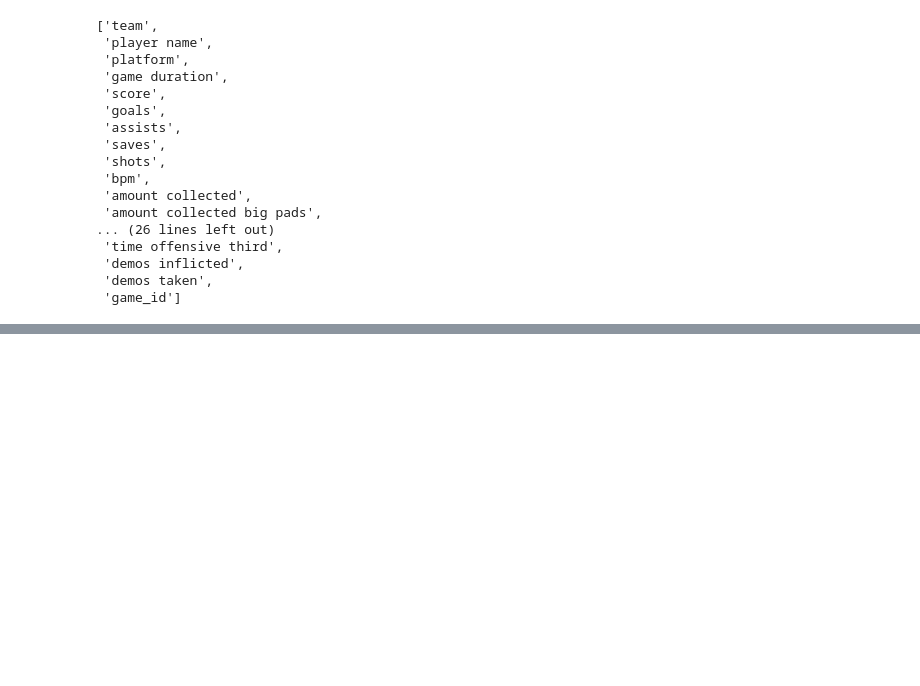
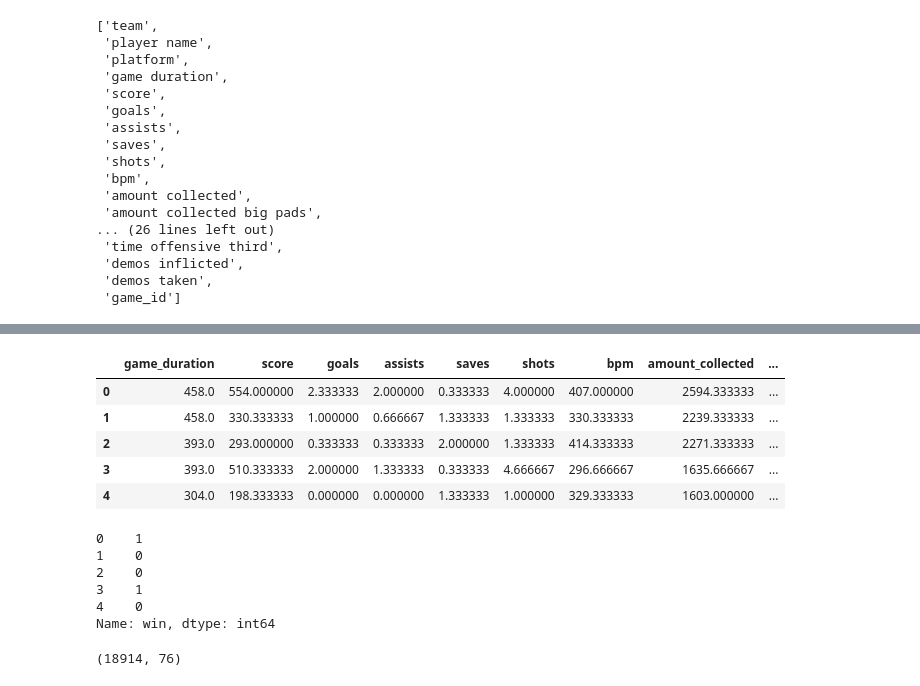
Before and after one commit to max-farver/Rocket-League-Analysis, a Jupyter notebook: cleaning_champ_data.ipynb, the cells around one changed output, grey strips where cells are left out. Cells and saved outputs as stored; diff of their text form; code cells hidden in the pictures; blank space fills up the shorter version.

Commit message:
Finished initial cleaning and started modeling.

```diff
--- a/cleaning_champ_data.ipynb
+++ b/cleaning_champ_data.ipynb
@@ -3,7 +3,6 @@ import os
 import pandas as pd
 import numpy as np
 import seaborn as sns; sns.set()
-import matplotlib.pyplot as plt
+import matplotlib.pyplot
 
-df = pd.read_csv('Data/Champ/champ.csv')
-df.describe()
+pd.options.display.max_columns = None
@@ -112,9 +149,7 @@ df_stat.head(6)
 # %%
-# add win column
+# Create a column signifying a WIN
 
-df_stat['game_goal_avg'] = df_stat['goals'].groupby(df_stat['game_id']).transform('mean')
-
-df_stat['win'] = df_stat[['goals', 'game_goal_avg']].apply(lambda x: 1 if x['goals'] > x['game_goal_avg'] else 0, axis=1)
+df_stat['win'] = df_stat.apply(lambda x: 1 if x['goals_diff'] > 0 else 0, axis=1)
 df_stat.head()
 # %% [output]
 |  | game_id | team | game_duration | score | goals | assists | saves | shots | bpm | ... |
@@ -126,0 +165,25 @@ df_stat.head()
+# %%
+# Scale values and create team set for use in ML models
+
+df_stat_ML = df_stat
+df_stat_ML = df_stat_ML.drop(['game_id', 'team'], axis=1)
+y = df_stat_ML['win']
+X = df_stat_ML.drop('win', axis=1)
+# %%
+X.head()
+# %% [output]
+|  | game_duration | score | goals | assists | saves | shots | bpm | amount_collected | ... |
+| 0 | 458.0 | 554.000000 | 2.333333 | 2.000000 | 0.333333 | 4.000000 | 407.000000 | 2594.333333 | ... |
+| 1 | 458.0 | 330.333333 | 1.000000 | 0.666667 | 1.333333 | 1.333333 | 330.333333 | 2239.333333 | ... |
+| 2 | 393.0 | 293.000000 | 0.333333 | 0.333333 | 2.000000 | 1.333333 | 414.333333 | 2271.333333 | ... |
+| 3 | 393.0 | 510.333333 | 2.000000 | 1.333333 | 0.333333 | 4.666667 | 296.666667 | 1635.666667 | ... |
+| 4 | 304.0 | 198.333333 | 0.000000 | 0.000000 | 1.333333 | 1.000000 | 329.333333 | 1603.000000 | ... |
+# %%
+y.head()
+# %% [output]
+0    1
+1    0
+2    0
+3    1
+4    0
+Name: win, dtype: int64
@@ -126,0 +196,4 @@ df_stat.head()
+# %%
+X.shape
+# %% [output]
+(18914, 76)
```
Also changed, not shown: parts of 14 cells of this notebook, 2 other files.
